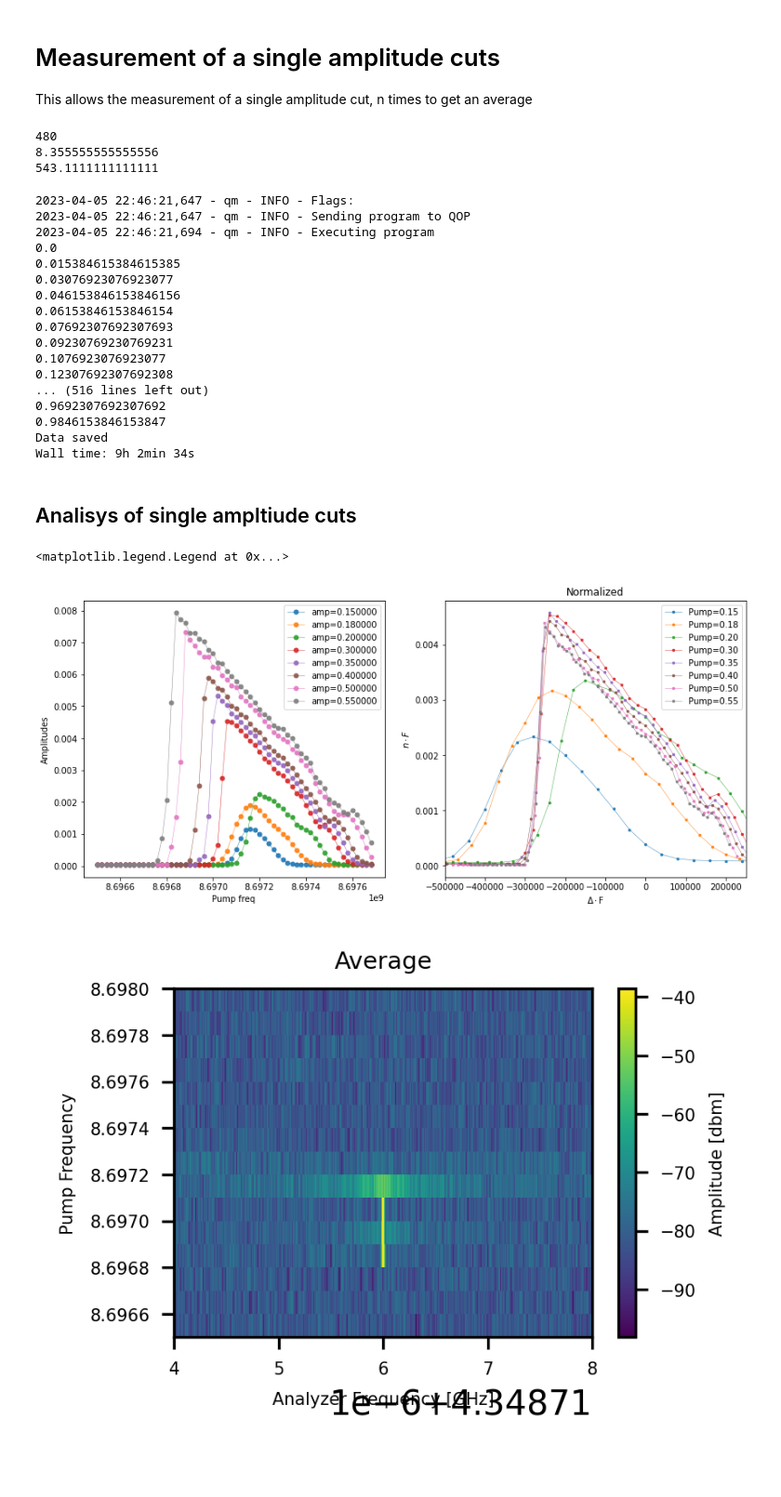
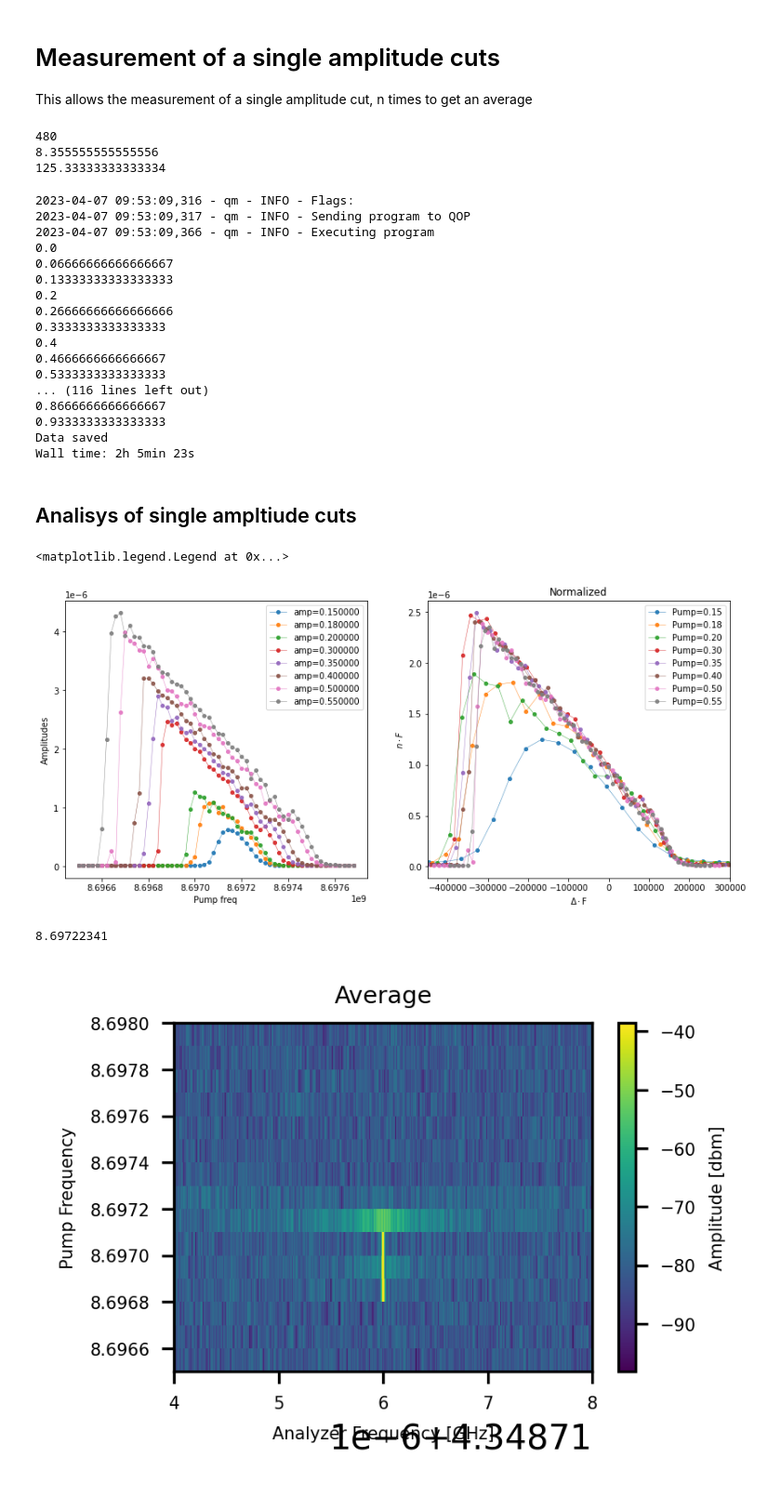
Before and after one commit to BeaulieuGuillaume/DPT_SQUID, a Jupyter notebook: Spectrum_map/Spectrum_map.ipynb, the cells around one changed output. Shown: that part at 93% size. Drawn from its saved outputs; the diff is of its cells as text; code cells hidden in the pictures; blank space fills up the shorter version.

```diff
--- a/Spectrum_map/Spectrum_map.ipynb
+++ b/Spectrum_map/Spectrum_map.ipynb
@@ -808,7 +809,7 @@ amp_value=amplitudes[0] # dummy value to be define for the program
 # amplitudes=np.geomspace(a_min, a_max, 10, endpoint = True)
 
 #Number of average
-n_avg = 65
+n_avg = 15
 
 #Expected time
 NumberPoints=freqs.shape[0]*len(amplitudes)
@@ -819,7 +820,7 @@ print(NumberPoints*TimePerPoint*n_avg/60)
 # %% [output]
 480
 8.355555555555556
-543.1111111111111
+125.33333333333334
 # %%
 %%time
 
@@ -827,7 +828,7 @@ print(NumberPoints*TimePerPoint*n_avg/60)
 #Saving parameters
 cooldown_date="2023_03_31" #top folder
 device="Run01" #second folder
-name="104_trace_2" # third folder
+name="104_trace_4" # third folder
 
 datadict={}
 datadict["Analyzer_center_freq"]=centerFreq
@@ -927,53 +928,57 @@ for l in range(len(amplitudes)):
 
  #Data structure is a 3d matrix (set of 2d matrix stacked on top of each other)
 # %% [output]
-2023-04-05 22:46:21,647 - qm - INFO - Flags:
-2023-04-05 22:46:21,647 - qm - INFO - Sending program to QOP
-2023-04-05 22:46:21,694 - qm - INFO - Executing program
+2023-04-07 09:53:09,316 - qm - INFO - Flags:
+2023-04-07 09:53:09,317 - qm - INFO - Sending program to QOP
+2023-04-07 09:53:09,366 - qm - INFO - Executing program
 0.0
-0.015384615384615385
-0.03076923076923077
-0.046153846153846156
-0.06153846153846154
-0.07692307692307693
-0.09230769230769231
-0.1076923076923077
-0.12307692307692308
-... (516 lines left out)
-0.9692307692307692
-0.9846153846153847
+0.06666666666666667
+0.13333333333333333
+0.2
+0.26666666666666666
+0.3333333333333333
+0.4
+0.4666666666666667
+0.5333333333333333
+... (116 lines left out)
+0.8666666666666667
+0.9333333333333333
 Data saved
-Wall time: 9h 2min 34s
+Wall time: 2h 5min 23s
 # %% [markdown]
 ## Analisys of single ampltiude cuts
 # %%
 #Directly without saving
 
 fig, axs = plt.subplots( ncols=2, figsize=(14,6))
 ax=axs[0]
 
 for i in range(len(amplitudes)):
-     ax.plot(freqs+LO_fluxline,average_trace[i,:],'.-',label=f'amp={amplitudes[i]:1f}', alpha=.9, lw=.5, ms=10)
+     ax.plot(freqs+LO_fluxline,average_trace[i,:],'.-',label=f'amp={amplitudes[i]:1f}', alpha=.9, lw=.5, ms=8)
 
 ax.set_xlabel("Pump freq")
 ax.set_ylabel("Amplitudes")
 ax.legend()
 
 ax=axs[1]
-center_freq=8697300000
+center_freq=8697223400
 Gi=0.3
 for i in range(len(amplitudes)):
     Gx=amplitudes[i]
-    ax.plot((freqs+LO_fluxline-center_freq)*Gi/Gx,average_trace[i,:]*Gi/Gx, '.-',  label=f'Pump={amplitudes[i]:.2f}', alpha=.9, lw=.5, ms=5)
+    ax.plot((freqs+LO_fluxline-center_freq)*Gi/Gx,average_trace[i,:]*Gi/Gx, '.-',  label=f'Pump={amplitudes[i]:.2f}', alpha=.9, lw=.5, ms=8)
 
 ax.set_title("Normalized")
 ax.set_xlabel('$\Delta\cdot$F')
 ax.set_ylabel('$n\cdot F$')
-ax.set_xlim(-0.5e6, 0.25e6)
+ax.set_xlim(-0.45e6, 0.3e6)
 ax.legend()
 # %% [output]
 <matplotlib.legend.Legend at 0x...>
-[figure, old version]
+[figure, new version]
+# %%
+4.348611705*2
+# %% [output]
+8.69722341
 # %%
 #Analysis with the saved data
 Filename=r"C:\Users\HQClabo\Documents\Data\gbeaulieu\Two_Photon\2023_03_31\Run01\104\Spectrum_trace_test1"  #name of the files before the amplitude idx
```
Also changed, not shown: parts of 5 cells of this notebook, 13 other files.
